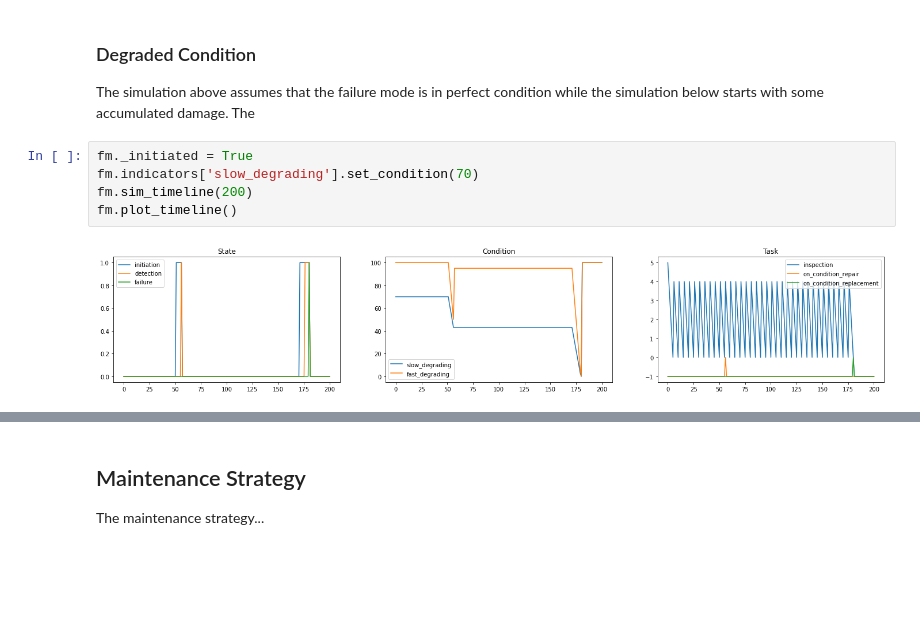
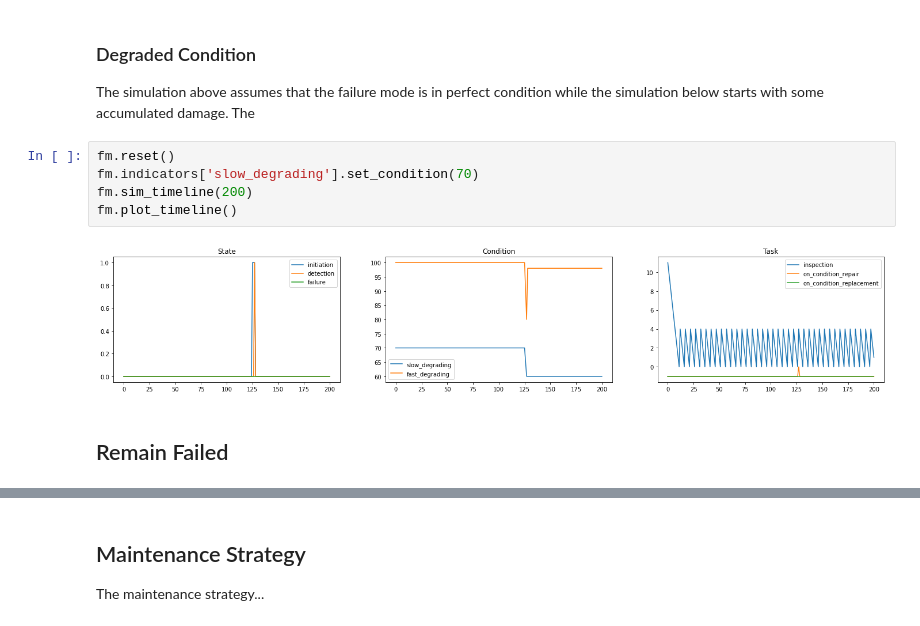
Before and after one commit to gavintreseder/pof, a Jupyter notebook: notebooks/failure_mode.ipynb, the cells around one changed output, grey strips where cells are left out. Cells and saved outputs as stored; diff of their text form; blank space fills up the shorter version.

```diff
--- a/notebooks/failure_mode.ipynb
+++ b/notebooks/failure_mode.ipynb
@@ -65,9 +70,11 @@ fm.plot_timeline()
 The simulation above assumes that the failure mode is in perfect condition while the simulation below starts with some accumulated damage.
 The
 # %%
-fm._initiated = True
+fm.reset()
 fm.indicators['slow_degrading'].set_condition(70)
 fm.sim_timeline(200)
 fm.plot_timeline()
 # %% [output]
-[figure, old version]
+[figure, new version]
+# %% [markdown]
+## Remain Failed
```
Also changed, not shown: parts of 8 cells of this notebook, 7 other files.
